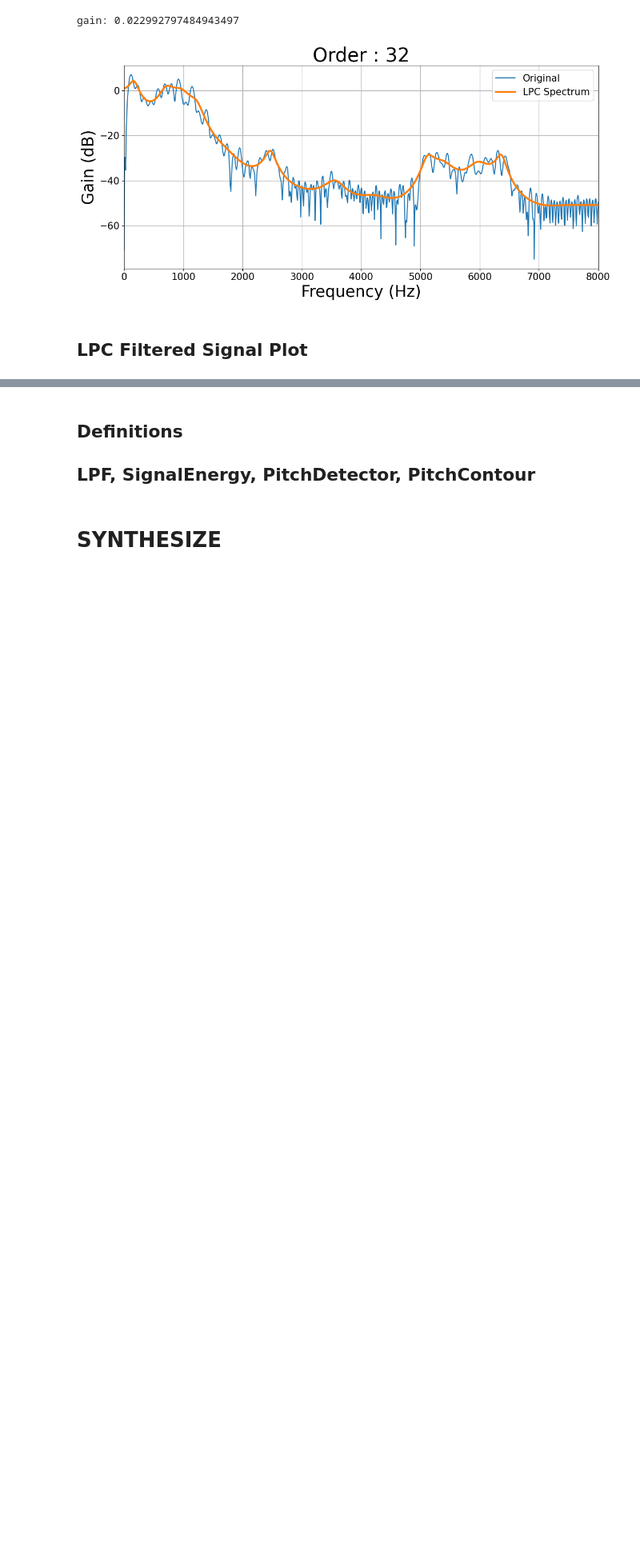
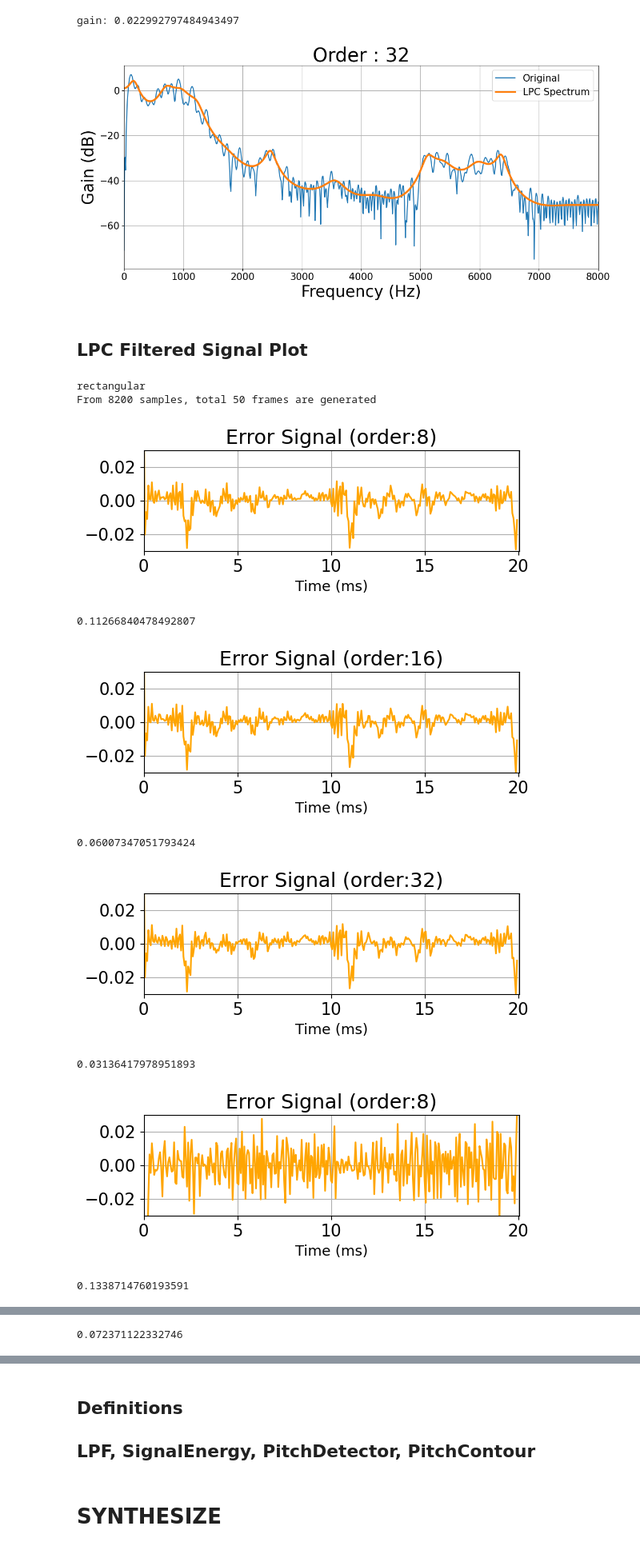
Before and after one commit to woongzip1/SATEST, a Jupyter notebook: SATEST 78.ipynb, the cells around one changed output, grey strips where cells are left out. Shown at 80% size. Drawn from its saved outputs; the diff is of its cells as text; code cells hidden in the pictures; blank space fills up the shorter version.

```diff
--- a/SATEST 78.ipynb
+++ b/SATEST 78.ipynb
@@ -252,7 +252,7 @@ def PlotErrorSignal(signal, sr=16000, order=16, plot_orig=True, plot_all=True,un
         # 에러 신호(필터링된 신호) 플롯
         # plt.figure(figsize=(8, 6))
         plt.subplot(2, 1, 2)
-        plt.plot(time_ms,filtered, label='Filtered Signal (Error Signal)')
+        plt.plot(time_ms,filtered, label='Filtered Signal (Error Signal)',color='orange')
         plt.title('Error Signal (order:{})'.format(order))
         plt.grid(True)
         # plt.legend()
@@ -266,43 +266,54 @@ def PlotErrorSignal(signal, sr=16000, order=16, plot_orig=True, plot_all=True,un
     return mse
 ################################ MAIN
 FE = FrameExtractor(yr, win_len=win_len, hop_len=hop_len)
-frame_arr = FE.extract_frames(win_type='hamming')
+frame_arr = FE.extract_frames(win_type='rectangular')
 signal = frame_arr[30]
 
-order_list = [4,8,12,16,20,24,28,32]
-# order_list = [8,16,32]
+# order_list = [4,8,12,16,20,24,28,32]
+order_list = [8,16,32]
 
 mse_arr = []
 for i in order_list:
-    mse_arr.append(PlotErrorSignal(frame_arr[30], sr=sr, order=i, plot_orig=False, plot_all=False, unv=0))
+    mse_arr.append(PlotErrorSignal(frame_arr[30], sr=sr, order=i, plot_orig=False, plot_all=True, unv=0))
 
 mse_arr2 = []
 for i in order_list:
-    mse_arr2.append(PlotErrorSignal(frame_arr[5], sr=sr, order=i, plot_orig=False, plot_all=False, unv=1))
+    mse_arr2.append(PlotErrorSignal(frame_arr[5], sr=sr, order=i, plot_orig=False, plot_all=True, unv=1))
 
 # plt.plot(order_list,mse_arr, marker="o",label="voiced")
 # plt.plot(order_list,mse_arr2,marker="o",label="unvoiced")
 # plt.grid()
 # plt.xlim(order_list[0]-1,order_list[-1]+1)
 # plt.xticks(order_list)
 # plt.legend()
 # plt.show()
 
 plt.plot(frame_arr[30]/np.sqrt(SignalEnergy(frame_arr[30])))
 plt.plot(frame_arr[5]/np.sqrt(SignalEnergy(frame_arr[5])))
 plt.show()
 
 
 plt.figure(figsize=(10, 6))
 plt.plot(order_list, mse_arr, marker="o", label="Voiced", color='green')
 plt.plot(order_list, mse_arr2, marker="o", label="Unvoiced", color='orange')
 plt.grid(True)
 # plt.xscale('log', base=2)  # 로그2 스케일 적용
 plt.xlabel('Order', fontsize=20)
 plt.ylabel('MSE', fontsize=20)
 plt.title('MSE of LPC Analysis at Different Orders', fontsize=25)
 # plt.xlim(order_list[0]/2, order_list[-1]*2)  # 로그 스케일에서의 x축 범위 조정
 plt.xticks(order_list, labels=[str(o) for o in order_list],fontsize="20")  # 로그 스케일에서의 x축 틱 라벨 설정
 plt.legend(fontsize=20)
 plt.xlim(order_list[0]-1,order_list[-1]+1)
 plt.show()
+# %% [output]
+rectangular
+From 8200 samples, total 50 frames are generated
+[figure, added]
+0.11266840478492807
+[figure, added]
+0.06007347051793424
+[figure, added]
+0.03136417978951893
+[figure, added]
+0.1338714760193591
@@ -308,0 +321 @@ plt.show()
+0.072371122332746
```
Also changed, not shown: parts of 5 cells of this notebook, 22 other files.
